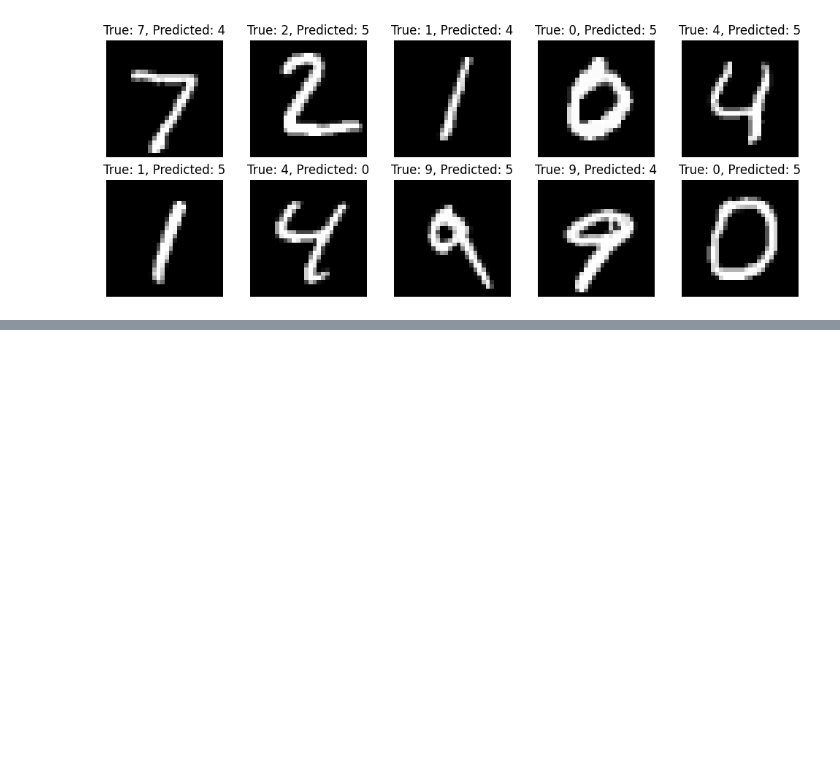
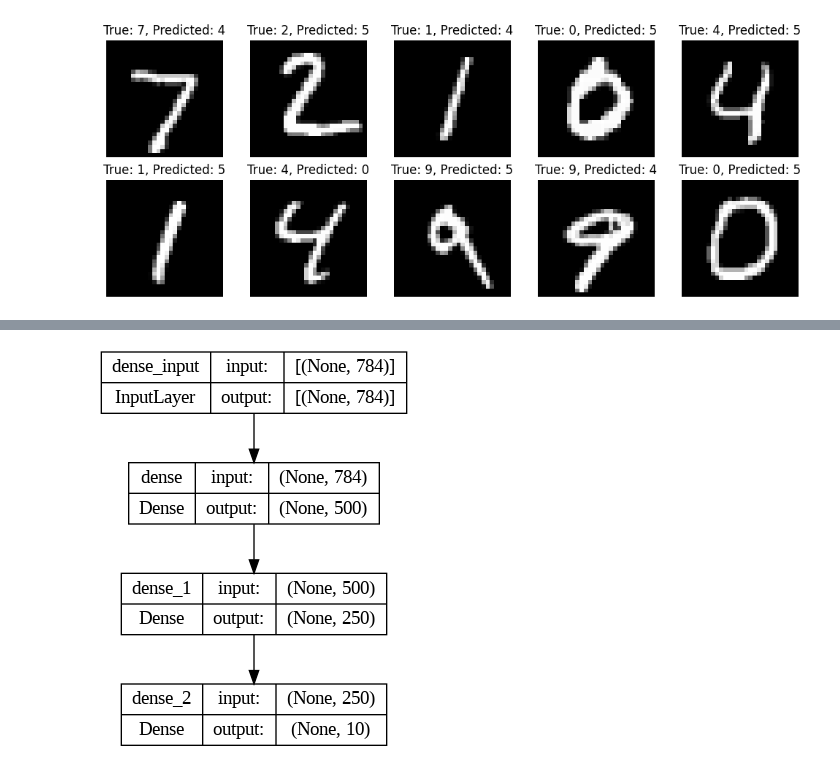
Before and after one commit to DaveAsk/Data-Science, a Jupyter notebook: Simple_MLP_MNIST.ipynb, the cells around one changed output, grey strips where cells are left out. Cells and saved outputs as stored; diff of their text form; code cells hidden in the pictures; blank space fills up the shorter version.

```diff
--- a/Simple_MLP_MNIST.ipynb
+++ b/Simple_MLP_MNIST.ipynb
@@ -67,0 +87,4 @@ plt.show()
+# %%
+plot_model(m1, show_shapes=True)
+# %% [output]
+[figure, added]
```
Also changed, not shown: parts of 2 cells of this notebook.
